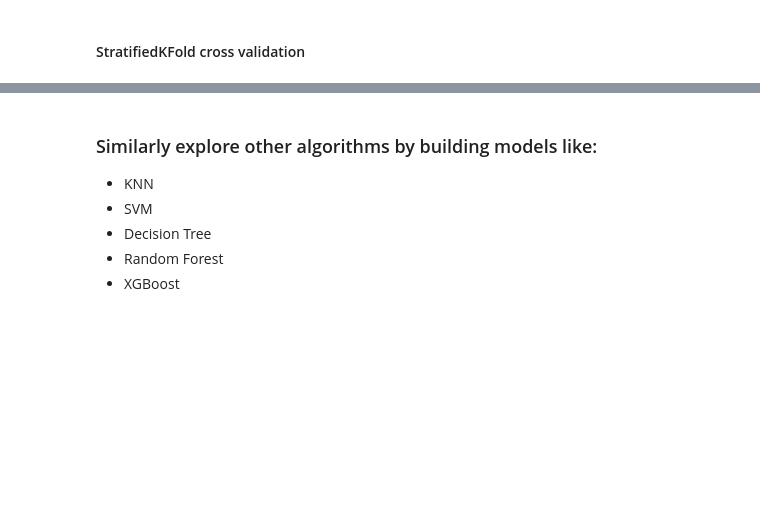
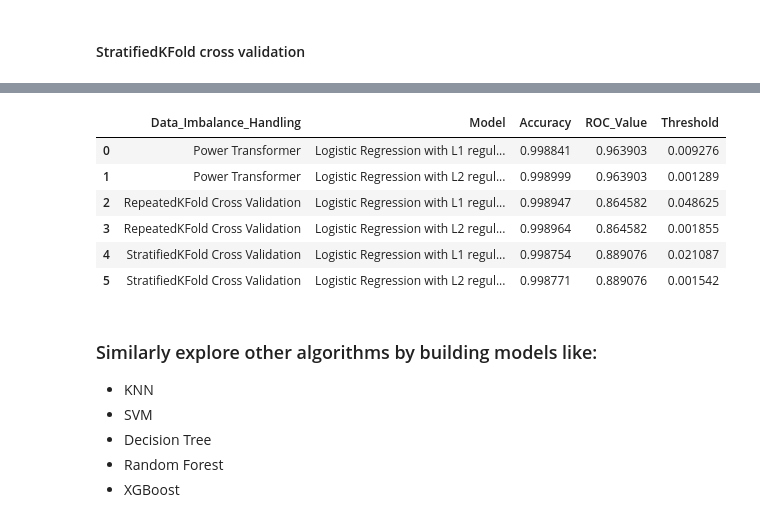
Before and after one commit to RahulAgre/CC_FraudDetection_Capstone, a Jupyter notebook: Credit_card_fraud_detection_CapstoneProject.ipynb, the cells around one changed output, grey strips where cells are left out. Drawn from its saved outputs; the diff is of its cells as text; code cells hidden in the pictures; blank space fills up the shorter version.

Commit message:
Running the model again after SKF Cross validation

```diff
--- a/Credit_card_fraud_detection_CapstoneProject.ipynb
+++ b/Credit_card_fraud_detection_CapstoneProject.ipynb
@@ -573,3 +613,13 @@ print('*'*80)
+# %%
+df_Results
+# %% [output]
+|  | Data_Imbalance_Handling | Model | Accuracy | ROC_Value | Threshold |
+| 0 | Power Transformer | Logistic Regression with L1 regul... | 0.998841 | 0.963903 | 0.009276 |
+| 1 | Power Transformer | Logistic Regression with L2 regul... | 0.998999 | 0.963903 | 0.001289 |
+| 2 | RepeatedKFold Cross Validation | Logistic Regression with L1 regul... | 0.998947 | 0.864582 | 0.048625 |
+| 3 | RepeatedKFold Cross Validation | Logistic Regression with L2 regul... | 0.998964 | 0.864582 | 0.001855 |
+| 4 | StratifiedKFold Cross Validation | Logistic Regression with L1 regul... | 0.998754 | 0.889076 | 0.021087 |
+| 5 | StratifiedKFold Cross Validation | Logistic Regression with L2 regul... | 0.998771 | 0.889076 | 0.001542 |
 # %% [markdown]
 ### Similarly explore other algorithms by building models like:
 - KNN
```
Also changed, not shown: parts of 1 cell of this notebook.
